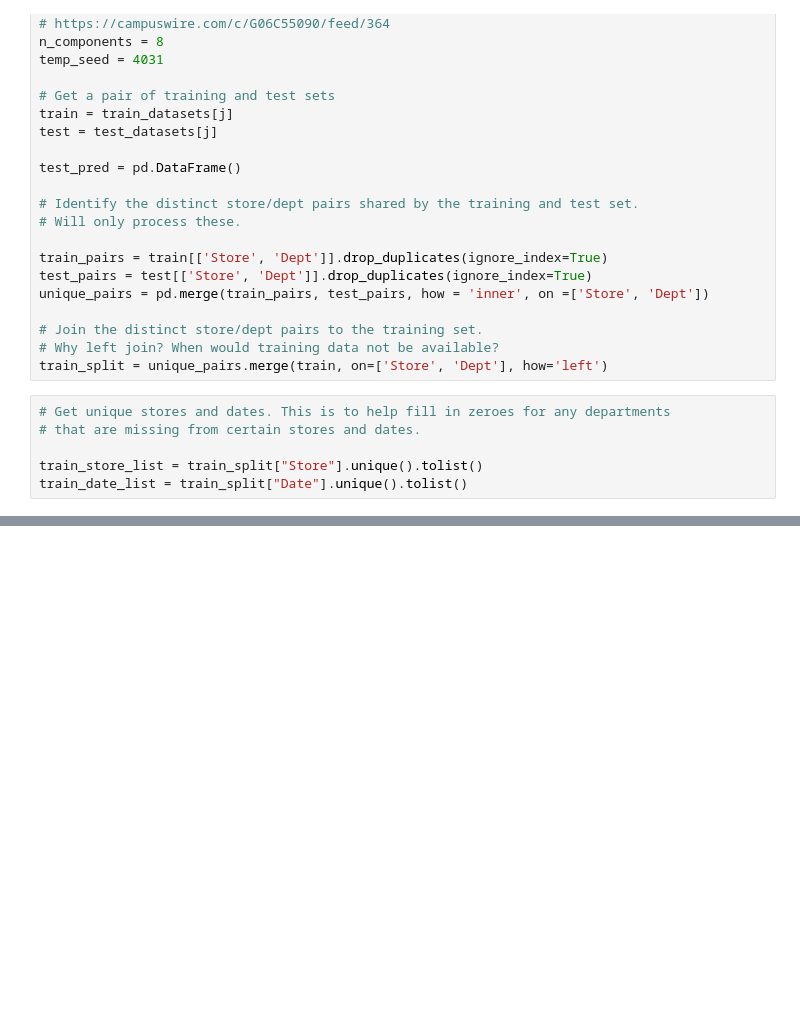
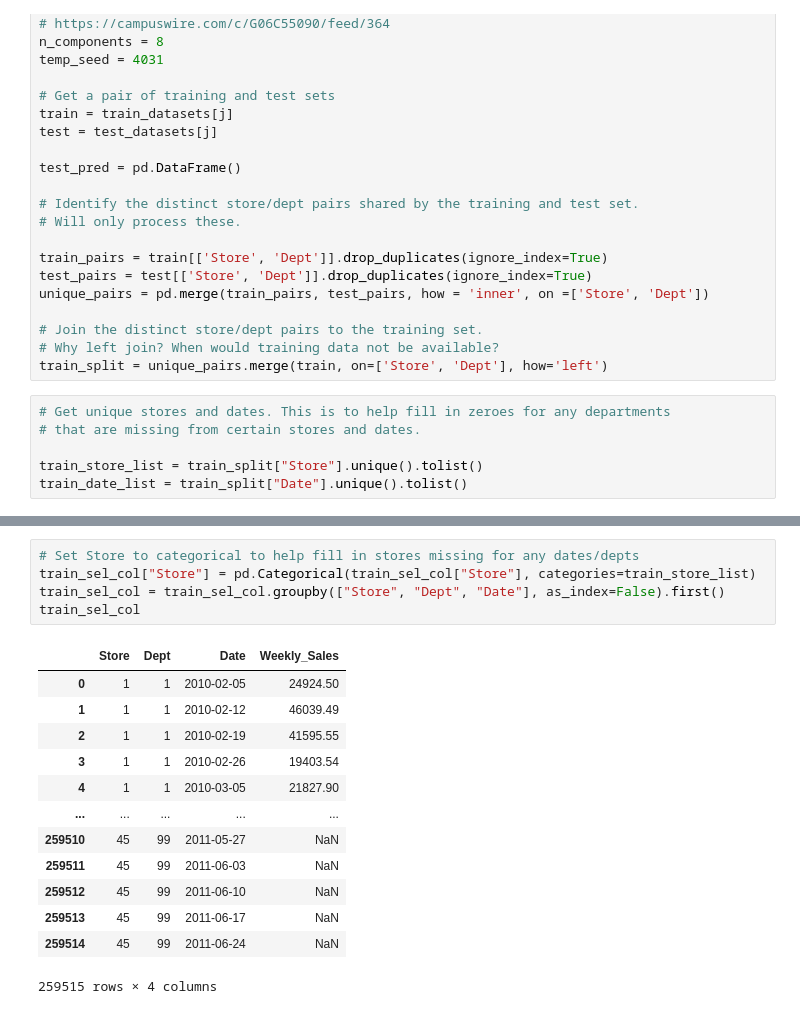
Before and after one commit to NealRyan/CS_598_Project_2-Walmart_sales_forecasting, a Jupyter notebook: Model_Creation_SVD_Attempt.ipynb, the cells around one changed output, grey strips where cells are left out. Saved outputs shown, nothing was run; the diff lists cells and outputs as text; blank space fills up the shorter version.

```diff
--- a/Model_Creation_SVD_Attempt.ipynb
+++ b/Model_Creation_SVD_Attempt.ipynb
@@ -398,0 +457,19 @@ train_date_list = train_split["Date"].unique().tolist()
+# %%
+# Set Store to categorical to help fill in stores missing for any dates/depts
+train_sel_col["Store"] = pd.Categorical(train_sel_col["Store"], categories=train_store_list)
+train_sel_col = train_sel_col.groupby(["Store", "Dept", "Date"], as_index=False).first()
+train_sel_col
+# %% [output]
+|  | Store | Dept | Date | Weekly_Sales |
+| 0 | 1 | 1 | 2010-02-05 | 24924.50 |
+| 1 | 1 | 1 | 2010-02-12 | 46039.49 |
+| 2 | 1 | 1 | 2010-02-19 | 41595.55 |
+| 3 | 1 | 1 | 2010-02-26 | 19403.54 |
+| 4 | 1 | 1 | 2010-03-05 | 21827.90 |
+| ... | ... | ... | ... | ... |
+| 259510 | 45 | 99 | 2011-05-27 | NaN |
+| 259511 | 45 | 99 | 2011-06-03 | NaN |
+| 259512 | 45 | 99 | 2011-06-10 | NaN |
+| 259513 | 45 | 99 | 2011-06-17 | NaN |
+| 259514 | 45 | 99 | 2011-06-24 | NaN |
+259515 rows × 4 columns
```
Also changed, not shown: parts of 24 cells of this notebook.
